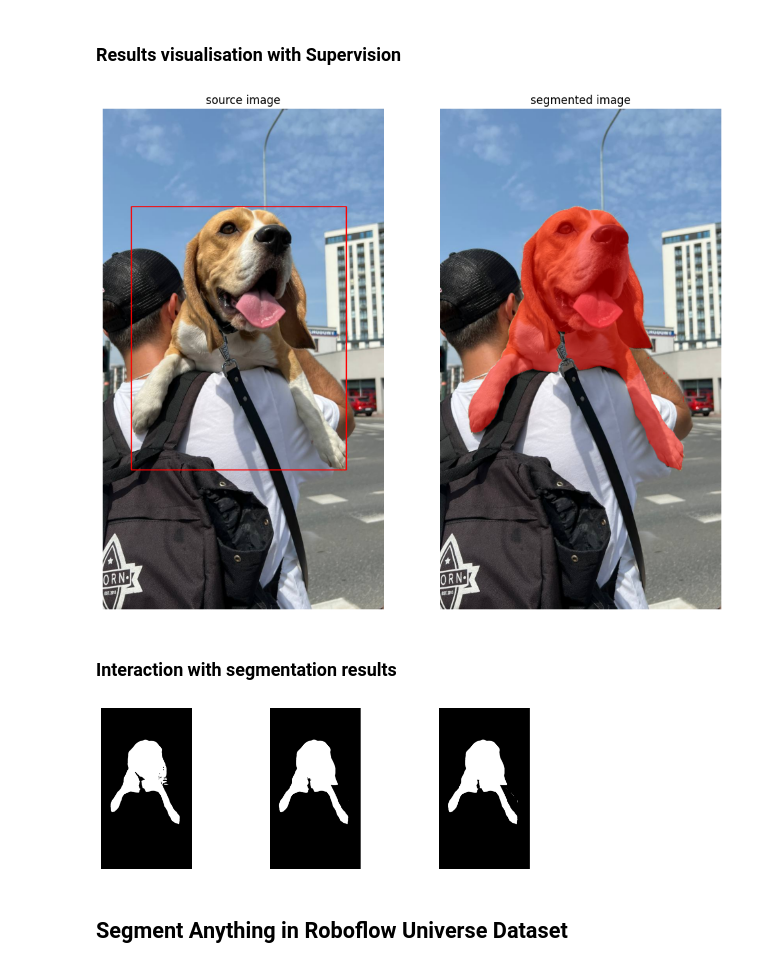
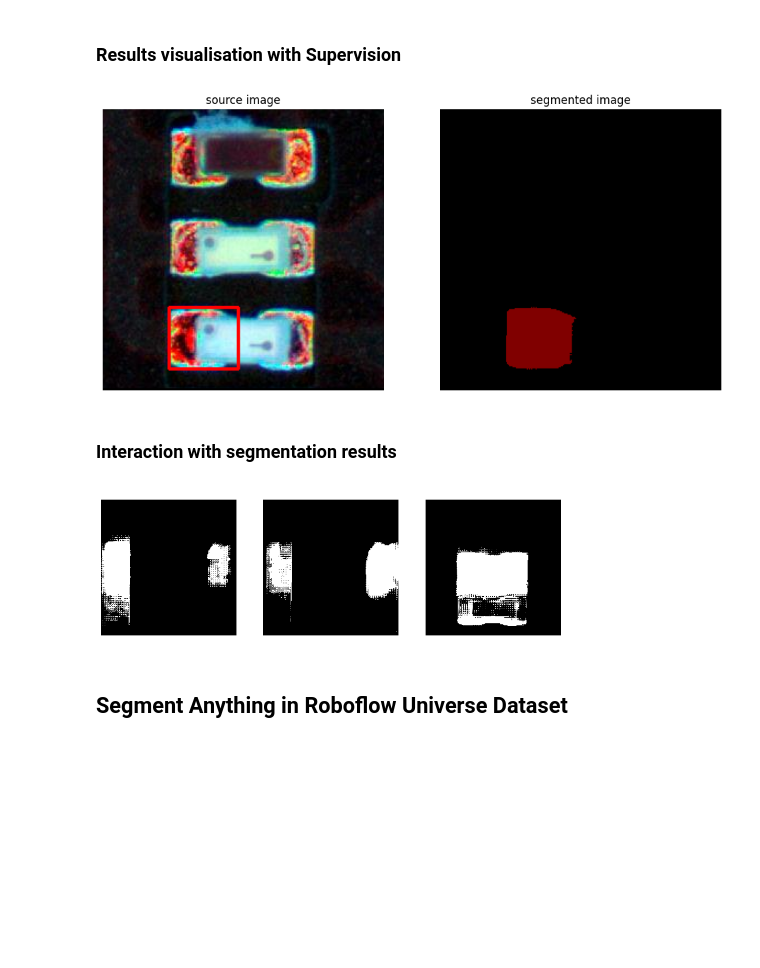
Before and after one commit to lldois/colab, a Jupyter notebook: notebooks/how-to-segment-anything-with-sam.ipynb, the cells around one changed output. Cells and saved outputs as stored; diff of their text form; code cells hidden in the pictures; blank space fills up the shorter version.

```diff
--- a/notebooks/how-to-segment-anything-with-sam.ipynb
+++ b/notebooks/how-to-segment-anything-with-sam.ipynb
@@ -203,7 +205,7 @@ mask_predictor = SamPredictor(sam)
 # %%
 import os
 
-IMAGE_NAME = "dog.jpeg"
+IMAGE_NAME = "1.png"
 IMAGE_PATH = os.path.join(HOME, "data", IMAGE_NAME)
 # %% [markdown]
 ### Draw Box
@@ -271,25 +273,47 @@ masks, scores, logits = mask_predictor.predict(
 # %% [markdown]
 ### Results visualisation with Supervision
 # %%
-box_annotator = sv.BoxAnnotator(color=sv.Color.RED, color_lookup=sv.ColorLookup.INDEX)
-mask_annotator = sv.MaskAnnotator(color=sv.Color.RED, color_lookup=sv.ColorLookup.INDEX)
+import supervision as sv
+import numpy as np
 
+# 1. 创建标注器
+box_annotator = sv.BoxAnnotator(
+    color=sv.Color.RED,
+    color_lookup=sv.ColorLookup.INDEX
+)
+mask_annotator = sv.MaskAnnotator(
+    color=sv.Color.RED,
+    color_lookup=sv.ColorLookup.INDEX
+)
+
+# 2. 生成检测结果
 detections = sv.Detections(
     xyxy=sv.mask_to_xyxy(masks=masks),
     mask=masks
 )
 detections = detections[detections.area == np.max(detections.area)]
 
-source_image = box_annotator.annotate(scene=image_bgr.copy(), detections=detections)
-segmented_image = mask_annotator.annotate(scene=image_bgr.copy(), detections=detections)
+# 3. 创建背景
+black_background = np.zeros_like(image_bgr)
 
+# 4. 绘制
+source_image = box_annotator.annotate(
+    scene=image_bgr.copy(),
+    detections=detections
+)
+segmented_image = mask_annotator.annotate(
+    scene=black_background.copy(),
+    detections=detections
+)
+
+# 5. 展示
 sv.plot_images_grid(
     images=[source_image, segmented_image],
     grid_size=(1, 2),
     titles=['source image', 'segmented image']
 )
 # %% [output]
-[figure, old version]
+[figure, new version]
 # %% [markdown]
 ### Interaction with segmentation results
 # %%
@@ -301,7 +325,7 @@ sv.plot_images_grid(
     size=(16, 4)
 )
 # %% [output]
-[figure, old version]
+[figure, new version]
 # %% [markdown]
 ## Segment Anything in Roboflow Universe Dataset
 # %% [markdown]
```
Also changed, not shown: parts of 5 cells of this notebook.
